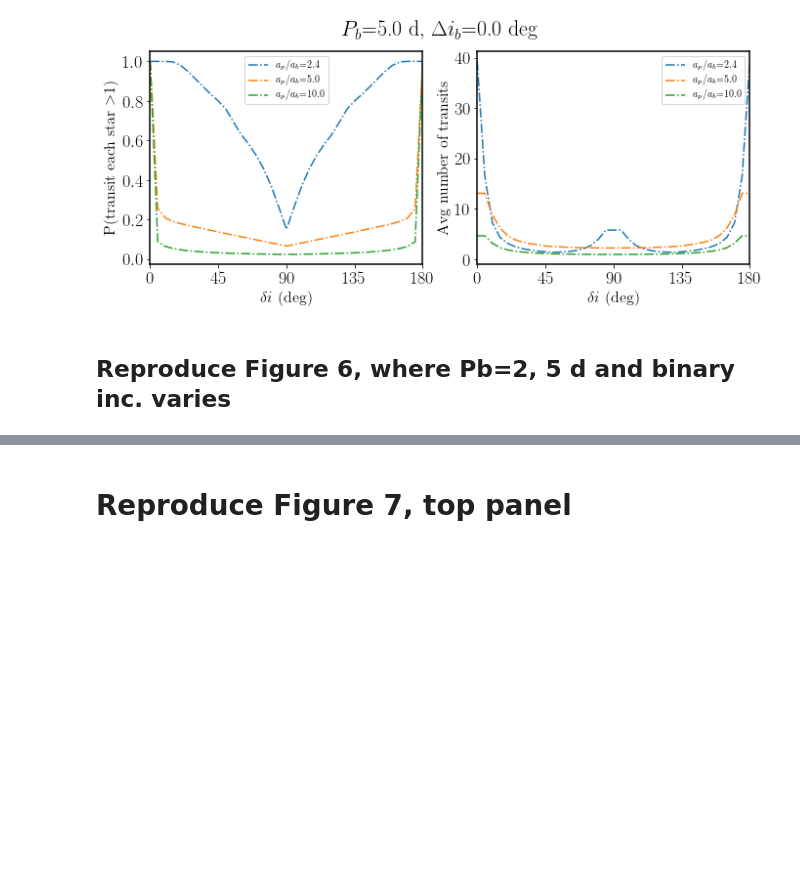
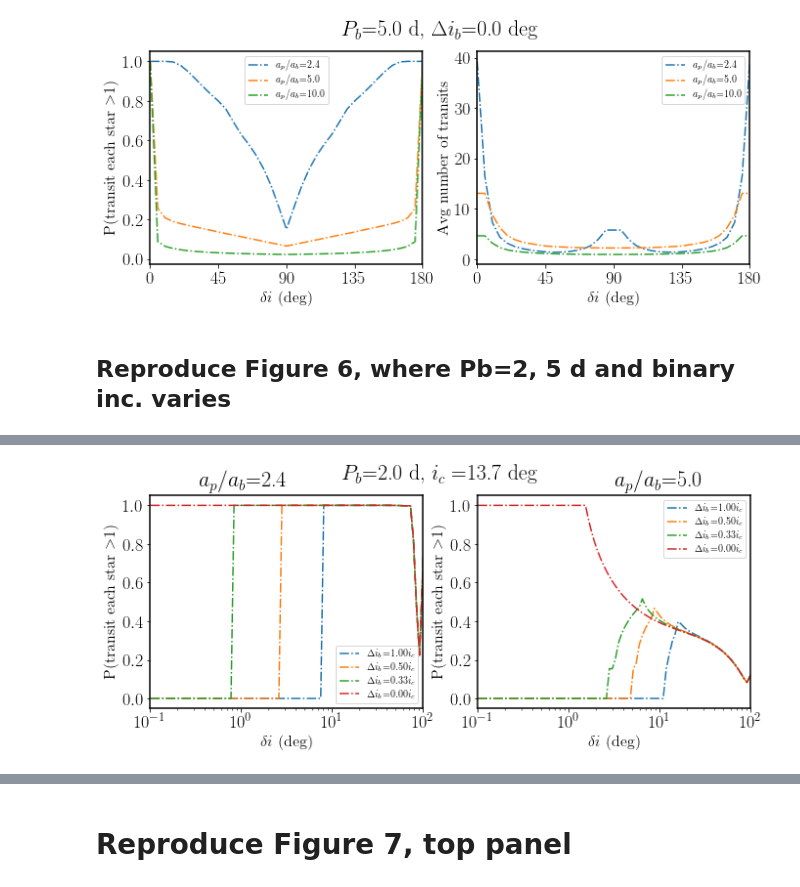
Before and after one commit to savvytruffle/pop-secret, a Jupyter notebook: cbp_paper_plots_Qgeo.ipynb, the cells around one changed output, grey strips where cells are left out. Drawn from its saved outputs; the diff is of its cells as text; code cells hidden in the pictures; blank space fills up the shorter version.

```diff
--- a/cbp_paper_plots_Qgeo.ipynb
+++ b/cbp_paper_plots_Qgeo.ipynb
@@ -407,3 +404,89 @@ plt.show()
 [figure]
 # %% [markdown]
 ## Reproduce Figure 6, where Pb=2, 5 d and binary inc. varies ##
+# %%
+## want a plot of Ptran_binary vs. mutual_inc, for different ap/ab = 2.4, 5, 10
+Pb = 2.
+ab = get_a(Pb, m1+m2)
+ab1 = m2/(m1+m2) * ab
+ab2 = m1/(m1+m2) * ab
+ap = np.array([2.4, 5., 10.]) * ab
+i_c = np.arcsin((r1+r2)*r2au / ab)
+print("ic={}".format(i_c*180/np.pi))
+d_ib = np.array([1., 0.5, 1/3., 0])*i_c
+mutual_inclinations = np.logspace(-1, np.log10(180), 100) * np.pi/180.
+Tobs = 365*1.
+Pp = get_P(ap, m1+m2)
+Ptran = np.zeros((len(d_ib), len(Pp), len(mutual_inclinations)))
+Ntran = np.zeros(Ptran.shape)
+
+for kk in range(len(d_ib)):
+    for zz in range(len(ap)):
+        for ii in range(len(mutual_inclinations)):
+            fone1 = get_f1(r1, ap[zz], mutual_inclinations[ii], d_ib[kk])
+            ftwo1 = get_f2(r1, ap[zz], mutual_inclinations[ii], d_ib[kk])
+            fone2 = get_f1(r2, ap[zz], mutual_inclinations[ii], d_ib[kk])
+            ftwo2 = get_f2(r2, ap[zz], mutual_inclinations[ii], d_ib[kk])
+
+            Delta_Omega1 = get_Delta_Omega1(ab1, ap[zz], fone1, ftwo1)
+            Delta_Omega2 = get_Delta_Omega1(ab2, ap[zz], fone2, ftwo2)
+
+            Tprec = get_Tprec(Pp[zz], m1, m2, ap[zz], ab, mutual_inclinations[ii])
+            Omegadot = get_Omegadot(Tprec)
+            del_Omega_prec = get_del_Omega_prec(Omegadot, Tobs)
+            del_Omega1 = get_del_Omega1(Delta_Omega1, del_Omega_prec, ab1, ap[zz], ftwo1)
+            del_Omega2 = get_del_Omega1(Delta_Omega2, del_Omega_prec, ab2, ap[zz], ftwo2)
+
+            vp = get_vel(Pp[zz], ap[zz])
+            v1 = get_vel(Pb, ab1)
+            v2 = get_vel(Pb, ab2)
+
+            dl_same1 = get_dl_same(r1, vp, mutual_inclinations[ii], v1)
+            dl_opp1 = get_dl_opp(r1, vp, mutual_inclinations[ii], v1)
+            dl_same2 = get_dl_same(r2, vp, mutual_inclinations[ii], v2)
+            dl_opp2 = get_dl_opp(r2, vp, mutual_inclinations[ii], v2)
+
+            n1 = get_n1(Tobs, Pp[zz], Delta_Omega1, del_Omega_prec, Omegadot, ab1, ap[zz], ftwo1)
+            n2 = get_n1(Tobs, Pp[zz], Delta_Omega2, del_Omega_prec, Omegadot, ab2, ap[zz], ftwo2)
+            Pstar1 = get_Pstar1(dl_same1, dl_opp1, ab1)
+            Pstar2 = get_Pstar1(dl_same2, dl_opp2, ab2)
+            Pcross1 = get_Pcross1(del_Omega1)
+            Pcross2 = get_Pcross1(del_Omega2)
+            Ptran[kk, zz, ii] = get_Ptran_binary(Pcross1, Pcross2, Pstar1, Pstar2, n1, n2)
+            ipc1 = get_ipc1(d_ib[kk], ab1, r1, ap[zz])
+            ipc2 = get_ipc1(d_ib[kk], ab2, r2, ap[zz])
+#             if zz==0 and ii%4==0:
+#                 print("{:.1f} {:.2f} {:.2f} {:.2f} {:.2f} {:.4f} {:.2f} {:.2f} {:.2f} {:.2f} {:.2f} {:.2f} {:.2f} {:.2f}".format(
+#                     mutual_inclinations[ii]*180/np.pi, d_ib[kk]*180/np.pi, ipc1*180/np.pi, ipc2*180/np.pi, Tprec, Omegadot,
+#                     float(del_Omega1)*180/np.pi, float(del_Omega2)*180/np.pi,float(n1), float(n2),
+#                     float(Pstar1), float(Pstar2), float(Pcross1), float(Pcross2)))
+
+            Ptran[kk, zz, ii] = get_Ptran_winc(Ptran[kk,zz,ii], mutual_inclinations[ii], ipc1, ipc2)
+
+
+plt.figure(figsize=(11,4))
+zz=0
+plt.subplot(121)
+for kk in range(len(d_ib)):
+    plt.plot(mutual_inclinations*180/np.pi, Ptran[kk, zz,:], '-.',
+            label="$\Delta i_b$={:.2f}$i_c$".format(d_ib[kk]/i_c))
+plt.xlabel('$\delta i$ (deg)')
+plt.title('$a_p/a_b$={:.1f}'.format(ap[zz]/ab), ha='right')
+plt.xscale('log')
+plt.ylabel('P(transit each star $>$1)')
+plt.legend()
+plt.xlim(0, 100)
+
+plt.subplot(122)
+zz=1
+for kk in range(len(d_ib)):
+    plt.plot(mutual_inclinations*180/np.pi, Ptran[kk, zz,:], '-.',
+            label="$\Delta i_b$={:.2f}$i_c$".format(d_ib[kk]/i_c))
+plt.xlabel('$\delta i$ (deg)')
+plt.xscale('log')
+plt.ylabel('P(transit each star $>$1)')
+plt.title('$a_p/a_b$={:.1f}'.format(ap[zz]/ab), ha='left')
+plt.legend()
+plt.xlim(0, 100)
+plt.suptitle('$P_b$={:.1f} d, $i_c=${:.1f} deg'.format(Pb, i_c*180/np.pi))
+# %% [output]
@@ -410,2 +495,3 @@ plt.show()
+[figure, added]
 # %%
 ## want a plot of Ptran_binary vs. mutual_inc, for different ap/ab = 2.4, 5, 10
```
Also changed, not shown: parts of 9 cells of this notebook.
